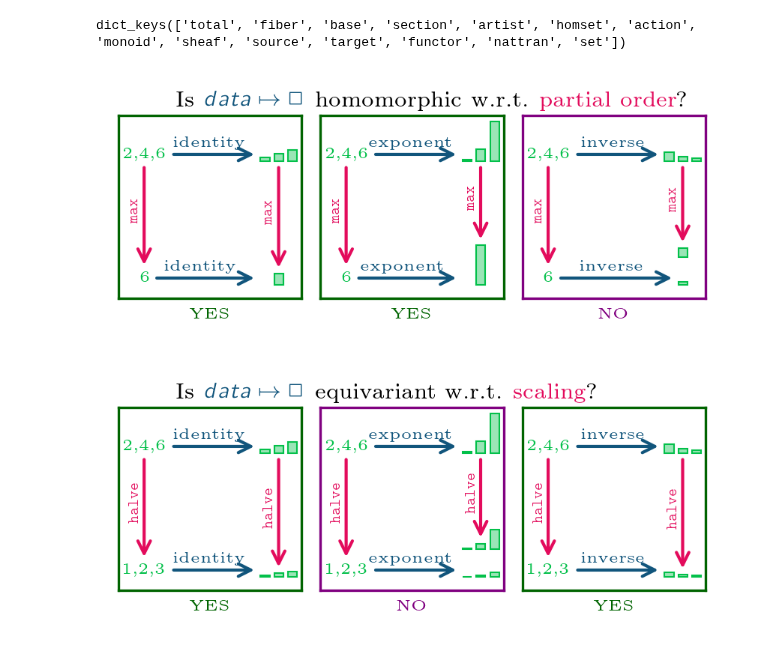
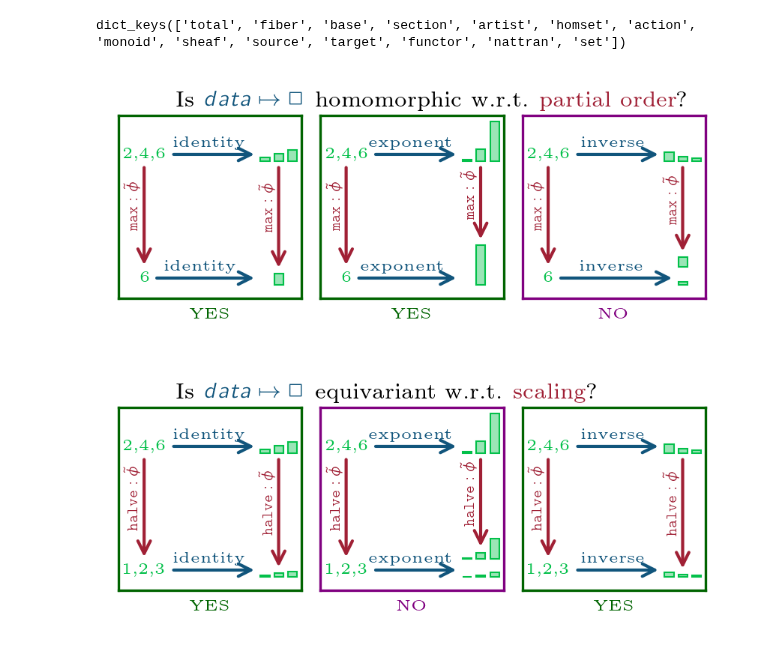
Before and after one commit to story645/team, a Jupyter notebook: paper/figcode/equivariance_homomorphism.ipynb, the cells around one changed output. Drawn from its saved outputs; the diff is of its cells as text; code cells hidden in the pictures.

```diff
--- a/paper/figcode/equivariance_homomorphism.ipynb
+++ b/paper/figcode/equivariance_homomorphism.ipynb
@@ -119,7 +119,8 @@ def make_diagram(title, symmetry, action, action_label, boxes, boxes_func, savep
     fig, axd = plt.subplot_mosaic([[name for name in bar_transforms]], figsize=(3.5, 1), layout='compressed')
 
     space = ("s", fig.get_facecolor())
-    texts = [("Is", "k"), space, (r"$data \mapsto \Box$", pcd['artist']), space, (title[0], 'k'), space, (title[1], pcd['fiber']), ("?", "k")]
+    texts = [("Is", "k"), space, (r"$data \mapsto \Box$", pcd['artist']), space, (title[0], 'k'), space,
+             (title[1], pcd['action']), ("?", "k")]
 
     text = fig.text(.2, 0.98, texts[0][0], va = 'bottom', fontsize=fs['script'], color=texts[0][1])
     for txt, clr in texts[1:]:
@@ -148,7 +149,7 @@ def make_diagram(title, symmetry, action, action_label, boxes, boxes_func, savep
             sym = "NO"
             color = "purple"
             for box_viz in boxes_viz:
-                box_viz.set_y(box_viz.get_y() + gap*6)
+                box_viz.set_y(box_viz.get_y() + gap*4)
             boxes_data_func = []
             for key in boxes_func[fname]['data']:
                 ax.add_patch(box_data_func:=bar(**boxes_func[fname]['data'][key]))
@@ -176,14 +177,16 @@ def make_diagram(title, symmetry, action, action_label, boxes, boxes_func, savep
         xley = ax.annotate(text, xy=(0,0), xytext=(.5, b2y2), textcoords=(xy, 'data'), ha='center', va='bottom', fontsize=fs['tiny'], color=pcd['section'])
 
        # arrows: annotate: tail, head, tail=text, xy=head
-        arrdd = ax.annotate(f"", (.475, 1), (.475,0), xycoords=(xy, xley) , textcoords= xy, arrowprops=dict(arrowstyle="->,widthA=.15,lengthA=0", color=pcd['fiber']))
-        arrbb = ax.annotate(f"", (.475, 1), (.475,0), xycoords = boxes_viz[int(len(boxes_viz)//2)], textcoords = boxes_data[1], arrowprops=dict(arrowstyle="->,widthA=.15, lengthA=0", color=pcd['fiber']))
+        arrdd = ax.annotate(f"", (.475, 1), (.475,0), xycoords=(xy, xley) , textcoords= xy,
+                                        arrowprops=dict(arrowstyle="->,widthA=.15,lengthA=0", color=pcd['action']))
+        arrbb = ax.annotate(f"", (.475, 1), (.475,0), xycoords = boxes_viz[int(len(boxes_viz)//2)], textcoords = boxes_data[1],
+                                        arrowprops=dict(arrowstyle="->,widthA=.15, lengthA=0", color=pcd['action']))
 
         for arrows in [arrdd, arrbb]:
             if action_label_orientation == 'v':
-                andd = ax.annotate(action_label, xy=(0,0), xytext=(.25, .5), textcoords=arrows, fontsize=fs['tiny'], color=pcd['fiber'], ha='right', va='center', rotation=90)
+                andd = ax.annotate(action_label, xy=(0,0), xytext=(.25, .55), textcoords=arrows, fontsize=fs['tiny'], color=pcd['action'], ha='right', va='center', rotation=90)
             else:
-                andd = ax.annotate(action_label, xy=(0,0), xytext=(.25, .5), textcoords=arrows, fontsize=fs['tiny'], color=pcd['fiber'], ha='right', va='center')
+                andd = ax.annotate(action_label, xy=(0,0), xytext=(.25, .55), textcoords=arrows, fontsize=fs['tiny'], color=pcd['action'], ha='right', va='center')
 
         for tail, head in [ (xy, (boxes_data[0], xy)), (xley, (hdx, xley), )]  :
             a = ax.annotate("", (0, .5), (1, .5), xycoords=head, textcoords=tail,  arrowprops=dict(arrowstyle="->,widthA=.15,lengthA=0", color=pcd['artist']))
@@ -195,22 +198,22 @@ def make_diagram(title, symmetry, action, action_label, boxes, boxes_func, savep
 # %%
 title = ("homomorphic w.r.t.", "partial order")
 symmetry = "H"
 savepath = paper_path/"homomorphism.pdf"
 boxes_func = boxes_max
 action = max
-action_label = r"$\texttt{max}$"
+action_label = r"$\texttt{max}:\tilde{\phi}$"
 
 make_diagram(title, symmetry, action, action_label, boxes_data, boxes_func, savepath, action_label_orientation='v')
 
 title = ("equivariant w.r.t.", "scaling")
 symmetry = "E"
 savepath = paper_path/"equivariant.pdf"
 boxes_func = boxes_scale
 action =  scale
-action_label = r"$\times\frac{1}{2}$"
-action_label = r"$\texttt{halve}$"
+action_label = r"$\times\frac{1}{2}:\tilde{\phi}$"
+action_label = r"$\texttt{halve}:\tilde{\phi}$"
 
 make_diagram(title, symmetry, action, action_label, boxes_data, boxes_func, savepath, action_label_orientation ='v')
 # %% [output]
-[figure, old version]
+[figure, new version]
-[figure, old version]
+[figure, new version]
```
Also changed, not shown: 4 other files.
